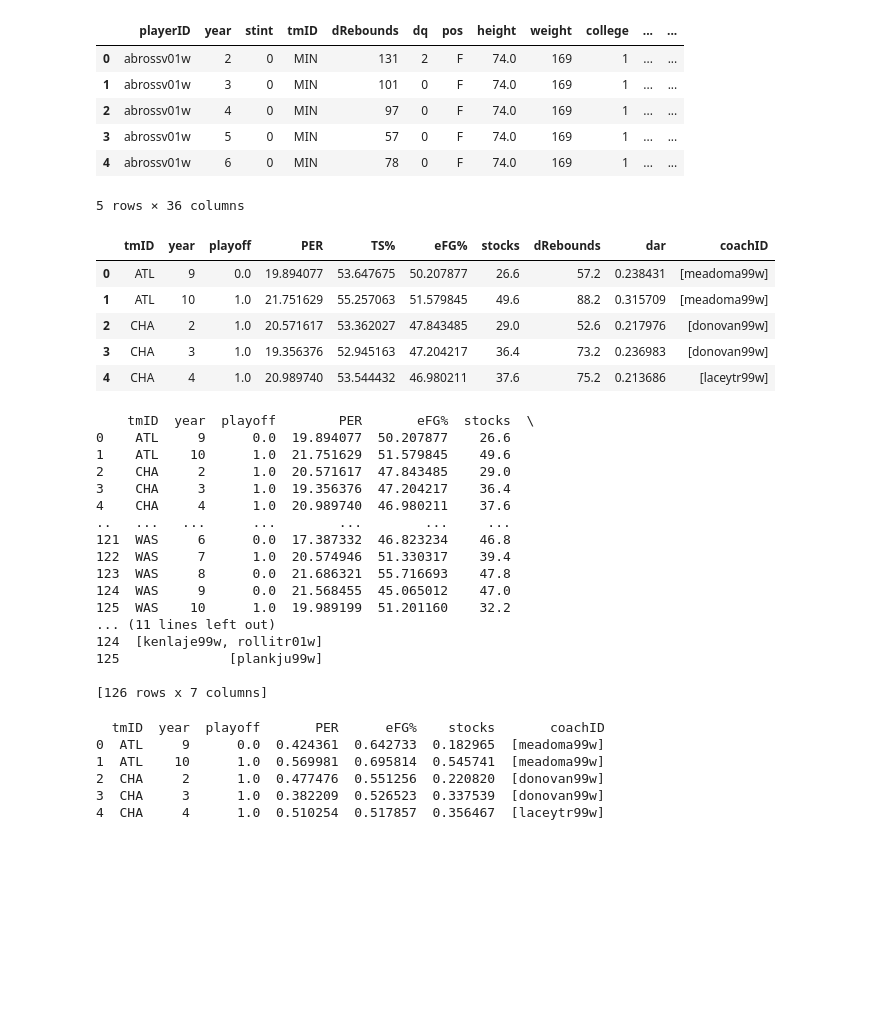
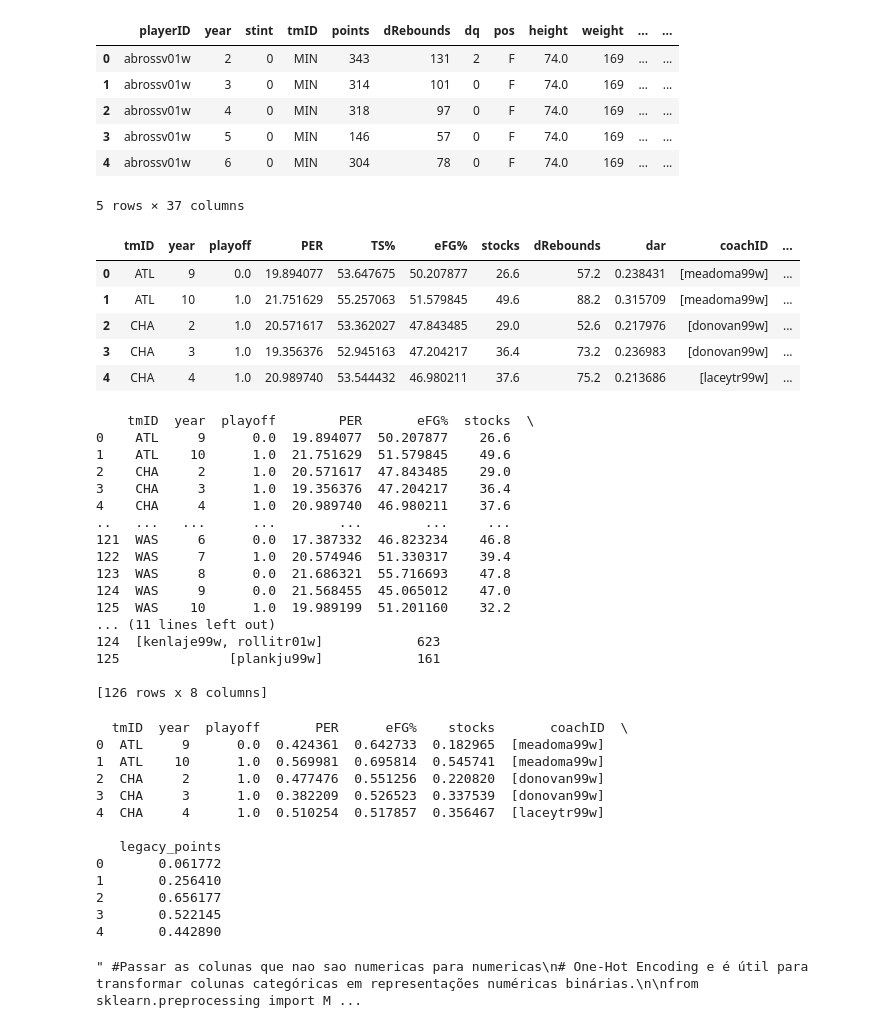
Before and after one commit to maxbper/AC, a Jupyter notebook: junta.ipynb, the cells around one changed output. Cells and saved outputs as stored; diff of their text form; code cells hidden in the pictures; blank space fills up the shorter version.

```diff
--- a/junta.ipynb
+++ b/junta.ipynb
@@ -256,7 +256,7 @@ merged_df.to_csv('cleanDatasets/players_and_teams.csv', index=False)
 coaches_file.to_csv('cleanDatasets/coaches_and_awards.csv', index=False)
 series_post_file.to_csv('cleanDatasets/series_post.csv', index=False)
 # %%
-merged_df2 = merged_df.drop(columns=['minutes','points','threeMade','assists','fgMade','turnovers','fgAttempted','ftAttempted','oRebounds','steals','blocks','PF','o_ftm','o_pts','o_fta','o_pts','o_fga','o_oreb','o_to','o_asts','o_fgm','o_dreb'])
+merged_df2 = merged_df.drop(columns=['minutes','threeMade','assists','fgMade','turnovers','fgAttempted','ftAttempted','oRebounds','steals','blocks','PF','o_ftm','o_pts','o_fta','o_pts','o_fga','o_oreb','o_to','o_asts','o_fgm','o_dreb'])
 merged_df2 = merged_df2.drop(columns=['GP_player','GS','ftMade','threeAttempted','GP_team'])
 merged_df2 = merged_df2.drop(columns=['o_3pm','o_3pa','o_reb','o_pf','o_stl','o_blk','d_fgm','d_fga','d_ftm','d_fta','d_3pm','d_3pa','d_oreb','d_dreb','d_reb','d_asts','d_pf','d_stl','d_to','d_blk','d_pts'])
 merged_df2 = merged_df2.drop(columns=['PostGP','PostGS','PostMinutes','PostPoints','PostoRebounds','PostdRebounds','PostAssists','PostSteals','PostBlocks','PostTurnovers','PostPF','PostfgAttempted','PostfgMade','PostftAttempted','PostftMade','PostthreeAttempted','PostthreeMade','PostDQ'])
@@ -281,16 +281,17 @@ merged_df2 = merged_df2.merge(coaches_grouped, on=['year', 'tmID'], how='left')
 
 merged_df2.head(5)
 # %% [output]
-|  | playerID | year | stint | tmID | dRebounds | dq | pos | height | weight | college | ... | ... |
-| 0 | abrossv01w | 2 | 0 | MIN | 131 | 2 | F | 74.0 | 169 | 1 | ... | ... |
-| 1 | abrossv01w | 3 | 0 | MIN | 101 | 0 | F | 74.0 | 169 | 1 | ... | ... |
-| 2 | abrossv01w | 4 | 0 | MIN | 97 | 0 | F | 74.0 | 169 | 1 | ... | ... |
-| 3 | abrossv01w | 5 | 0 | MIN | 57 | 0 | F | 74.0 | 169 | 1 | ... | ... |
-| 4 | abrossv01w | 6 | 0 | MIN | 78 | 0 | F | 74.0 | 169 | 1 | ... | ... |
+|  | playerID | year | stint | tmID | points | dRebounds | dq | pos | height | weight | ... | ... |
+| 0 | abrossv01w | 2 | 0 | MIN | 343 | 131 | 2 | F | 74.0 | 169 | ... | ... |
+| 1 | abrossv01w | 3 | 0 | MIN | 314 | 101 | 0 | F | 74.0 | 169 | ... | ... |
+| 2 | abrossv01w | 4 | 0 | MIN | 318 | 97 | 0 | F | 74.0 | 169 | ... | ... |
+| 3 | abrossv01w | 5 | 0 | MIN | 146 | 57 | 0 | F | 74.0 | 169 | ... | ... |
+| 4 | abrossv01w | 6 | 0 | MIN | 304 | 78 | 0 | F | 74.0 | 169 | ... | ... |
-5 rows × 36 columns
+5 rows × 37 columns
 # %%
 players_stats_prevYear = merged_df2[['playerID','year','PER', 'eFG%', 'TS%','stocks','dRebounds','dar']].drop_duplicates().copy() #TODO Acrescentar aqui mais variaveis
 
+players_stats_prevYear['legacy_points'] = merged_df2['points'] + 1
 players_stats_prevYear['year'] = players_stats_prevYear['year'] + 1
 
 
@@ -303,34 +304,35 @@ players_stats_prevYear.to_csv('cleanDatasets/players_stats_prevYear.csv', index=
 # %%
 #.............................Fazer a media por equipa dos valores mas pegando apenas nos 7 melhores jogadores...............
 
 # Ordenar os jogadores dentro de cada equipe e ano com base no PER (ou outra métrica)
 players_stats_prevYear_sorted = players_stats_prevYear.sort_values(by=['tmID', 'year', 'PER'], ascending=[True, True, False])
 
 # Selecionar os 5 melhores jogadores de cada equipe e ano
 top_7_players = players_stats_prevYear_sorted.groupby(['tmID', 'year']).head(5)
 
 # Agora, calcular a média das métricas apenas para os melhores jogadores
 team_year_stats = top_7_players.groupby(['tmID', 'year', 'playoff']).agg({
     'PER': 'mean',
     'TS%': 'mean',
     'eFG%': 'mean',
     'stocks': 'mean',
     'dRebounds': 'mean',
     'dar': 'mean',
-    'coachID': 'first'  # Seleciona o primeiro valor da coluna (presumindo que todos sejam iguais para o grupo)
+    'coachID': 'first',  # Seleciona o primeiro valor da coluna (presumindo que todos sejam iguais para o grupo)
+    'legacy_points' : 'first' #Same here
 }).reset_index()
 
 # Salva o novo dataset em um arquivo CSV
 team_year_stats.to_csv('cleanDatasets/team_year_stats.csv', index=False)
 
 team_year_stats.head(5)
 # %% [output]
-|  | tmID | year | playoff | PER | TS% | eFG% | stocks | dRebounds | dar | coachID |
-| 0 | ATL | 9 | 0.0 | 19.894077 | 53.647675 | 50.207877 | 26.6 | 57.2 | 0.238431 | [meadoma99w] |
-| 1 | ATL | 10 | 1.0 | 21.751629 | 55.257063 | 51.579845 | 49.6 | 88.2 | 0.315709 | [meadoma99w] |
-| 2 | CHA | 2 | 1.0 | 20.571617 | 53.362027 | 47.843485 | 29.0 | 52.6 | 0.217976 | [donovan99w] |
-| 3 | CHA | 3 | 1.0 | 19.356376 | 52.945163 | 47.204217 | 36.4 | 73.2 | 0.236983 | [donovan99w] |
-| 4 | CHA | 4 | 1.0 | 20.989740 | 53.544432 | 46.980211 | 37.6 | 75.2 | 0.213686 | [laceytr99w] |
+|  | tmID | year | playoff | PER | TS% | eFG% | stocks | dRebounds | dar | coachID | ... |
+| 0 | ATL | 9 | 0.0 | 19.894077 | 53.647675 | 50.207877 | 26.6 | 57.2 | 0.238431 | [meadoma99w] | ... |
+| 1 | ATL | 10 | 1.0 | 21.751629 | 55.257063 | 51.579845 | 49.6 | 88.2 | 0.315709 | [meadoma99w] | ... |
+| 2 | CHA | 2 | 1.0 | 20.571617 | 53.362027 | 47.843485 | 29.0 | 52.6 | 0.217976 | [donovan99w] | ... |
+| 3 | CHA | 3 | 1.0 | 19.356376 | 52.945163 | 47.204217 | 36.4 | 73.2 | 0.236983 | [donovan99w] | ... |
+| 4 | CHA | 4 | 1.0 | 20.989740 | 53.544432 | 46.980211 | 37.6 | 75.2 | 0.213686 | [laceytr99w] | ... |
 # %%
 import pandas as pd
 from sklearn.decomposition import PCA
@@ -379,7 +381,8 @@ team_year_stats=team_year_stats.drop(columns=components_to_drop)
 
 #Adicionar as variaveis categoricas, como os coaches, que nao passaram no processo de PCA
 team_year_stats['coachID'] = team_year_stats_copy['coachID']
-
+#team_year_stats['legacy_points'] = team_year_stats_copy['legacy_points']
+#important_variable_names.append('legacy_points')
 
 # Exibir o resultado
 print(team_year_stats)
@@ -397,16 +400,16 @@ print(team_year_stats)
 124  WAS     9      0.0  21.568455  45.065012    47.0
 125  WAS    10      1.0  19.989199  51.201160    32.2
 ... (11 lines left out)
-124  [kenlaje99w, rollitr01w]
-125              [plankju99w]
+124  [kenlaje99w, rollitr01w]            623
+125              [plankju99w]            161
 
-[126 rows x 7 columns]
+[126 rows x 8 columns]
 # %%
 # Normalizar os dados
 
 # Selecionar apenas colunas numéricas
 # Lista de colunas a normalizar
-columns_to_normalize = ['PER', 'eFG%', 'stocks'] #TODO baseado nas colunas selecionadas do dataset de cima
+columns_to_normalize = ['PER', 'eFG%', 'stocks','legacy_points'] #TODO baseado nas colunas selecionadas do dataset de cima
 
 # Aplicar a normalização apenas nas colunas selecionadas
 team_year_stats[columns_to_normalize] = team_year_stats[columns_to_normalize].apply(
@@ -416,12 +419,38 @@ team_year_stats[columns_to_normalize] = team_year_stats[columns_to_normalize].ap
 # Verificar o resultado
 print(team_year_stats.head())
 # %% [output]
-  tmID  year  playoff       PER      eFG%    stocks       coachID
+  tmID  year  playoff       PER      eFG%    stocks       coachID  \
 0  ATL     9      0.0  0.424361  0.642733  0.182965  [meadoma99w]
 1  ATL    10      1.0  0.569981  0.695814  0.545741  [meadoma99w]
 2  CHA     2      1.0  0.477476  0.551256  0.220820  [donovan99w]
 3  CHA     3      1.0  0.382209  0.526523  0.337539  [donovan99w]
 4  CHA     4      1.0  0.510254  0.517857  0.356467  [laceytr99w]
+
+   legacy_points
+0       0.061772
+1       0.256410
+2       0.656177
+3       0.522145
+4       0.442890
+# %%
+""" #Passar as colunas que nao sao numericas para numericas
+# One-Hot Encoding e é útil para transformar colunas categóricas em representações numéricas binárias.
+
+from sklearn.preprocessing import MultiLabelBinarizer
+
+mlb = MultiLabelBinarizer()
+
+# Codificando a lista de coaches em colunas binárias
+coach_dummies = mlb.fit_transform(team_year_stats['coachID'])
+
+# Adicionando as novas colunas no dataframe original
+coach_columns = mlb.classes_
+team_year_stats = team_year_stats.join(pd.DataFrame(coach_dummies, columns=coach_columns))
+
+# Adicionando os nomes das novas colunas à lista de variáveis importantes
+important_variable_names.extend(coach_columns) """
+# %% [output]
+" #Passar as colunas que nao sao numericas para numericas\n# One-Hot Encoding e é útil para transformar colunas categóricas em representações numéricas binárias.\n\nfrom sklearn.preprocessing import M ...
 # %%
 #Dividir o dataset para treino, validacao e teste
 
```
Also changed, not shown: parts of 13 cells of this notebook, 3 other files.
